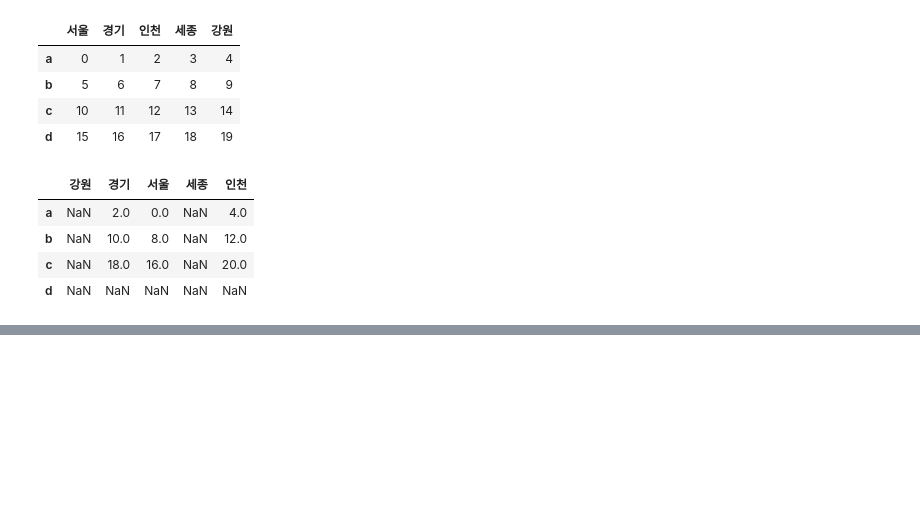
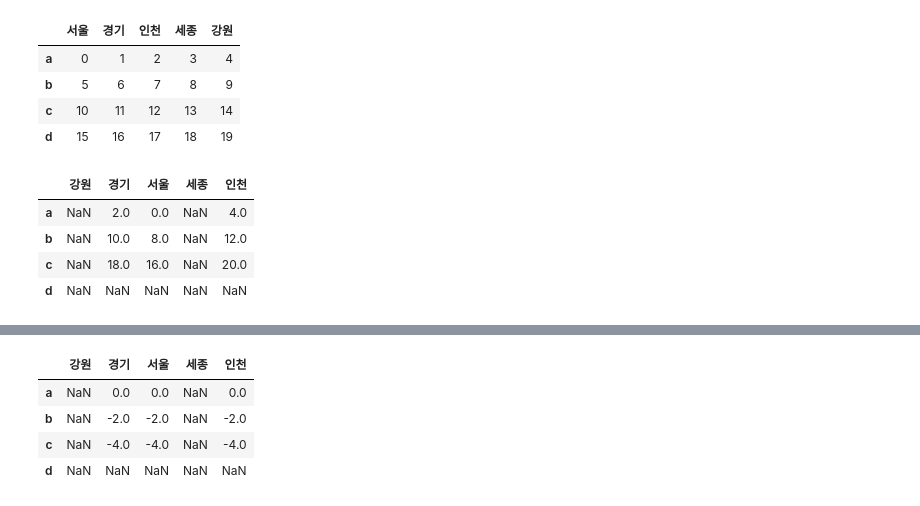
Before and after one commit to Andante8989/python, a Jupyter notebook: 팬더스/2. DataFrame 자료형.ipynb, the cells around one changed output, grey strips where cells are left out. Saved outputs shown, nothing was run; the diff lists cells and outputs as text; code cells hidden in the pictures; blank space fills up the shorter version.

```diff
--- a/팬더스/2. DataFrame 자료형.ipynb
+++ b/팬더스/2. DataFrame 자료형.ipynb
@@ -865,0 +887,8 @@ df1.add(df2, fill_value=0)
+# %%
+df1 - df2
+# %% [output]
+|  | 강원 | 경기 | 서울 | 세종 | 인천 |
+| a | NaN | 0.0 | 0.0 | NaN | 0.0 |
+| b | NaN | -2.0 | -2.0 | NaN | -2.0 |
+| c | NaN | -4.0 | -4.0 | NaN | -4.0 |
+| d | NaN | NaN | NaN | NaN | NaN |
```
Also changed, not shown: parts of 23 cells of this notebook, 1 other file.
